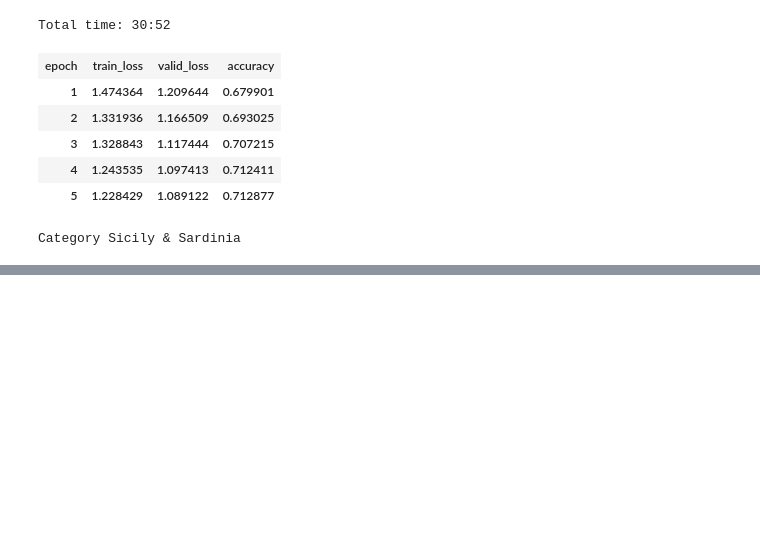
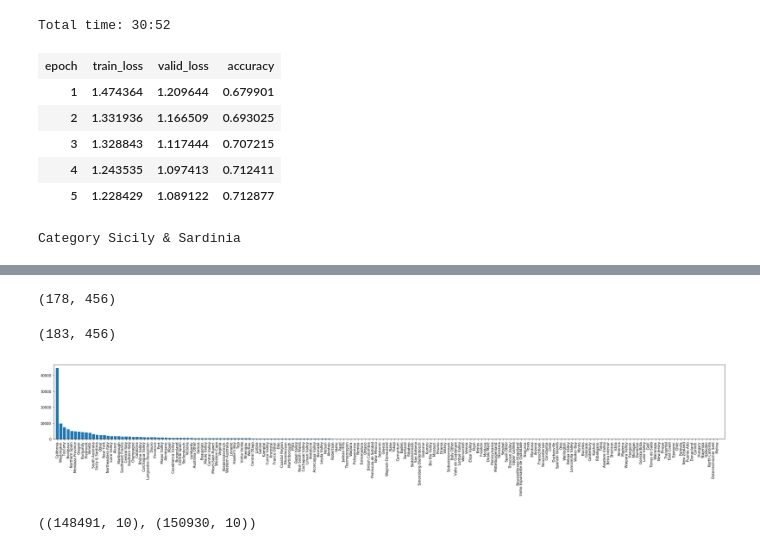
Before and after one commit to danieldiamond/nlp-projects, a Jupyter notebook: wine-reviews/wine-review-by-province.ipynb, the cells around one changed output, grey strips where cells are left out. Saved outputs shown, nothing was run; the diff lists cells and outputs as text; code cells hidden in the pictures; blank space fills up the shorter version.

```diff
--- a/wine-reviews/wine-review-by-province.ipynb
+++ b/wine-reviews/wine-review-by-province.ipynb
@@ -237,0 +265,24 @@ Category Sicily & Sardinia
+# %%
+subdf[subdf['count']>20].shape[0],subdf.shape[0]
+# %% [output]
+(178, 456)
+# %%
+def replace_province(df,min_samples=20):
+    lst=df.province.value_counts()
+    prov=lst[lst<min_samples].keys()
+    df.loc[df.province.isin(prov),'province']='Other'
+    return df
+# %%
+subdf=replace_province(df.copy())
+# %%
+len(subdf.province.unique()),len(df.province.unique())
+# %% [output]
+(183, 456)
+# %%
+D = dict(subdf.province.value_counts())
+plt.figure(figsize=(35,4))
+plt.bar(range(len(D)), list(D.values()), align='center')
+plt.xticks(range(len(D)), list(D.keys()),rotation=90);
+plt.xlim(-1,len(D)+1);
+# %% [output]
+[figure, added]
@@ -237,0 +291,4 @@ Category Sicily & Sardinia
+# %%
+subdf.shape,df.shape
+# %% [output]
+((148491, 10), (150930, 10))
```
Also changed, not shown: parts of 29 cells of this notebook.
